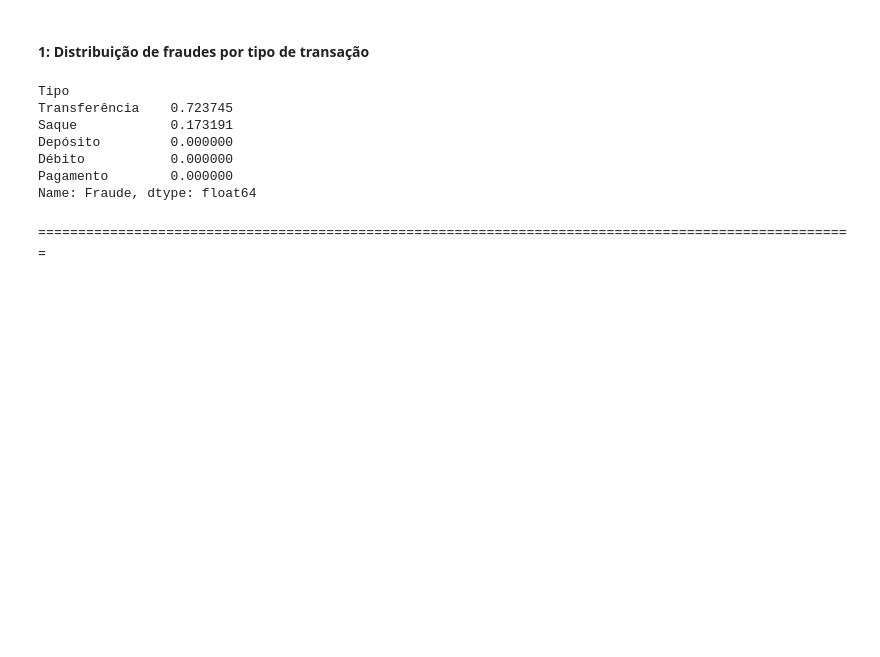
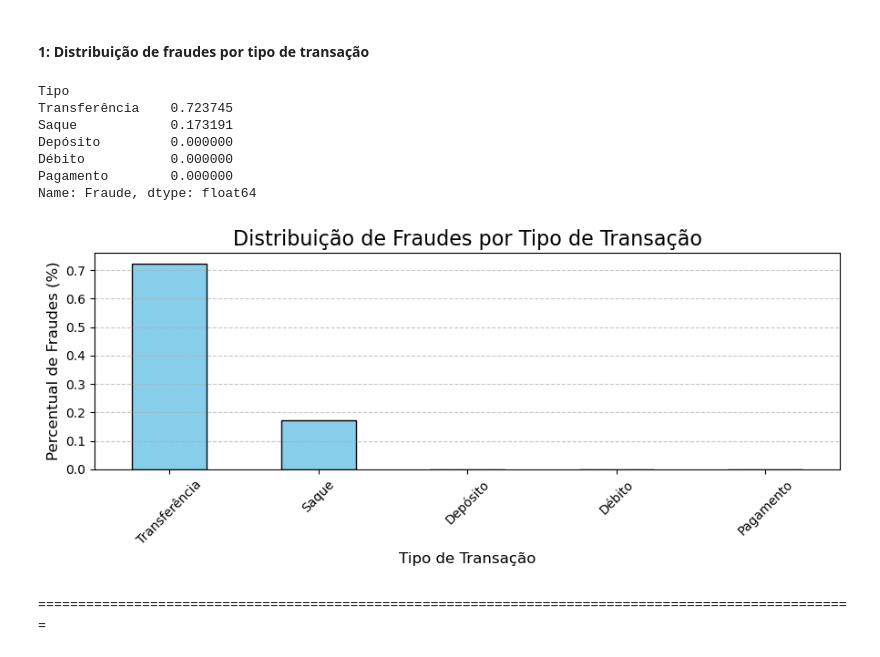
Before and after one commit to DanielsOfficial0102/FraudDetection-BlueShiftAcademy, a Jupyter notebook: Desenvolvimento/ETL.ipynb, the cells around one changed output. Saved outputs shown, nothing was run; the diff lists cells and outputs as text; code cells hidden in the pictures; blank space fills up the shorter version.

```diff
--- a/Desenvolvimento/ETL.ipynb
+++ b/Desenvolvimento/ETL.ipynb
@@ -287,6 +269,26 @@ Depósito         0.000000
 Débito           0.000000
 Pagamento        0.000000
 Name: Fraude, dtype: float64
+# %%
+# Dados da análise
+fraude_por_tipo = (df.groupby("Tipo")["Fraude"].mean().sort_values(ascending=False) * 100)
+
+# Criando o gráfico de barras
+plt.figure(figsize=(9, 4))
+fraude_por_tipo.plot(kind='bar', color='skyblue', edgecolor='black')
+
+# Configurando o gráfico
+plt.title("Distribuição de Fraudes por Tipo de Transação", fontsize=16)
+plt.ylabel("Percentual de Fraudes (%)", fontsize=12)
+plt.xlabel("Tipo de Transação", fontsize=12)
+plt.xticks(rotation=45)
+plt.grid(axis='y', linestyle='--', alpha=0.7)
+
+# Exibindo o gráfico
+plt.tight_layout()
+plt.show()
+# %% [output]
+[figure, added]
 # %% [markdown]
 ======================================================================================================
 # %% [markdown]
```
Also changed, not shown: parts of 7 cells of this notebook.
